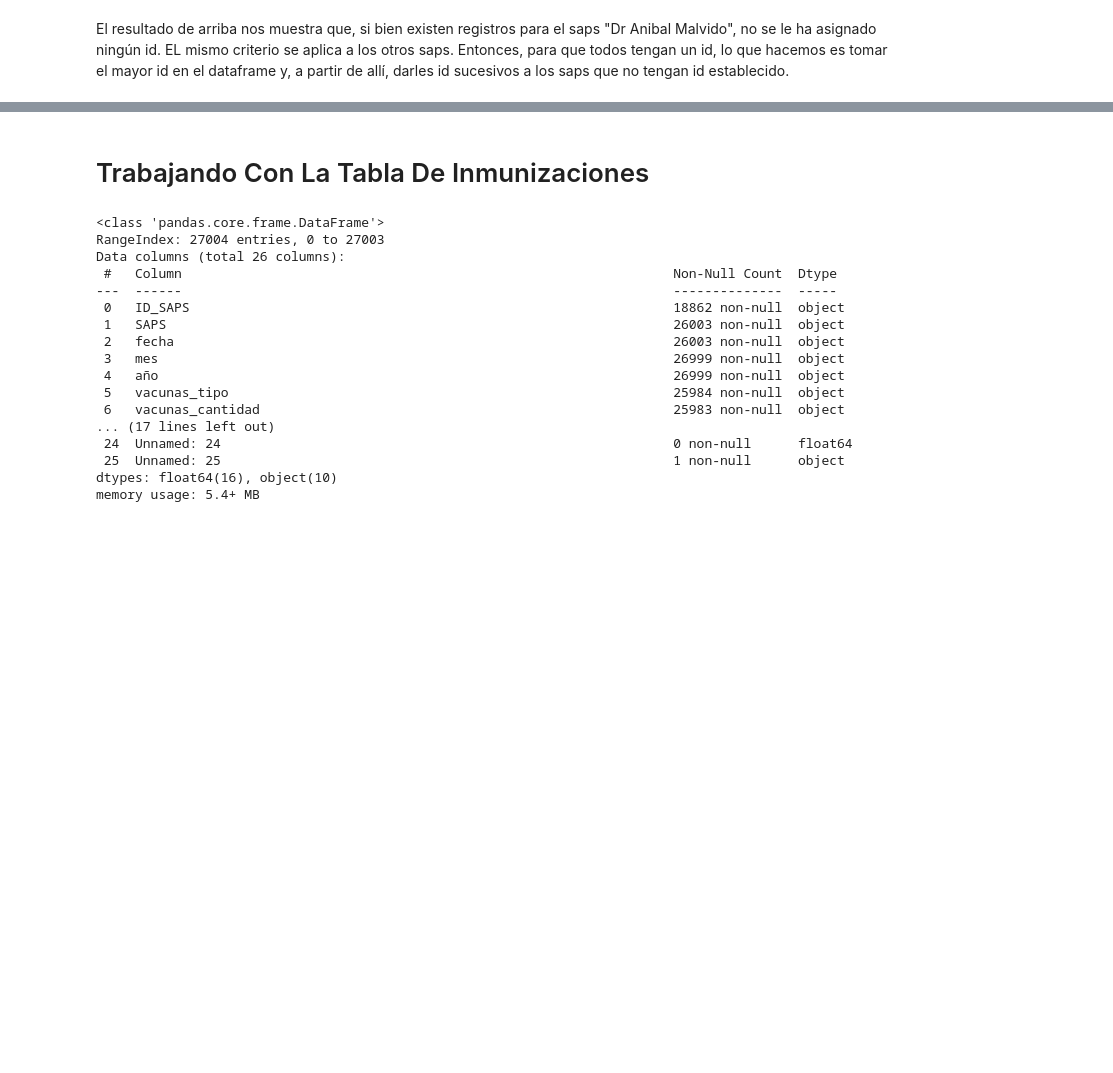
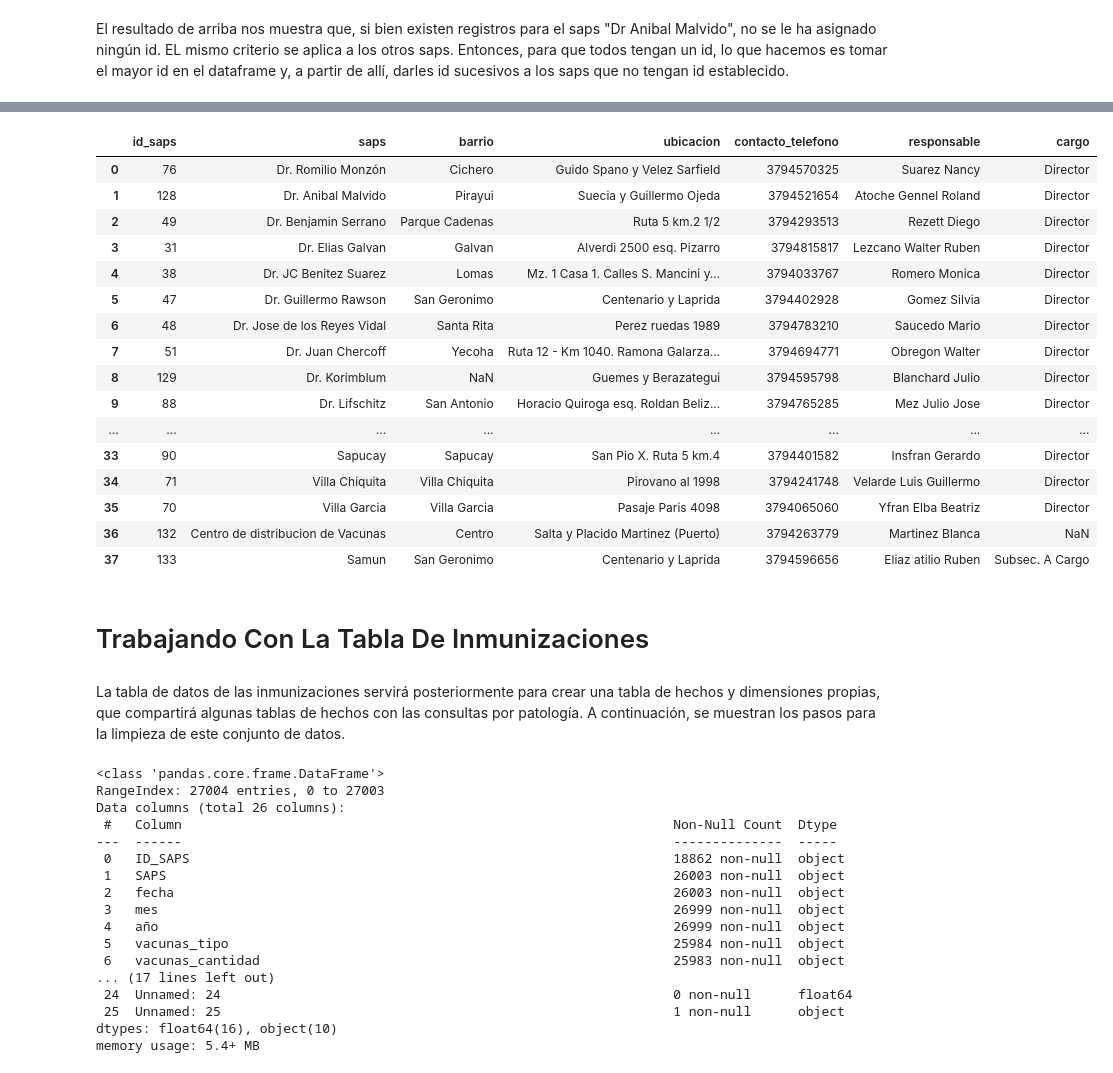
Before and after one commit to eme-19-87/DataAnalytics_Patologias_SAPS_Ctes, a Jupyter notebook: notebooks/transform/clean.ipynb, the cells around one changed output, grey strips where cells are left out. Saved outputs shown, nothing was run; the diff lists cells and outputs as text; code cells hidden in the pictures; blank space fills up the shorter version.

```diff
--- a/notebooks/transform/clean.ipynb
+++ b/notebooks/transform/clean.ipynb
@@ -136,6 +147,11 @@ Para el caso de "8+4", suponemos que se intentó realizar la suma y no se termin
 Los valores nan los transformamos a "-1" para indicar la ausencia de valores para ese día.
 # %%
 #limpio los datos para consulta_cantidad
+#Acciones:
+#Reemplazar comas por puntos para indicar los decimales
+#Eliminar los puntos y números antes del punto
+#Eliminar signos como +, |, /, etc
+#Reemplazar los valores nan por -1
 df_pato["consulta_cantidad"] = (
     df_pato["consulta_cantidad"]
         .astype(str)
@@ -152,10 +168,9 @@ df_pato["consulta_cantidad"] = (
         .str.replace("/", "", regex=False)
         .str.replace("nan", "-1",regex=False)
         .str.strip()
+        .str.replace(".0","",regex=False)
         .str.replace(".","",regex=False)
         .astype(int)
-
-
 )
 
 df_pato.isnull().sum()
@@ -877,14 +1002,40 @@ df_saps
 # %%
 #puede darse el caso que haya saps en la lista de saps que no figuren en la lista
 #de consultas por patologías. Por ejemplo, en el conjunto de datos de las consultas
 #no figura que se haya hecho alguna consulta a ese saps.
-#Entonces, le asignamos un id arbitrario para que no se quede sin id
+#Entonces, le asignamos un id de la misma manera fue asignado antes.
+#Ahora, se podrán tomar los id de los saps desde el archivo con los datos de los saps, pero esto es sólo una
+#solución transitoria. Si cada saps tiene un id específico, cuando se tenga ese dato, deberá realizarse el
+#reemplazo pertinente
 max_id_saps=df_saps['id_saps'].max()+1
 for i in df_saps[df_saps['id_saps']==0].index:
     df_saps.iloc[i,0]=max_id_saps
     max_id_saps+=1
+
+df_saps
+# %% [output]
+|  | id_saps | saps | barrio | ubicacion | contacto_telefono | responsable | cargo |
+| 0 | 76 | Dr. Romilio Monzón | Cichero | Guido Spano y Velez Sarfield | 3794570325 | Suarez Nancy | Director |
+| 1 | 128 | Dr. Anibal Malvido | Pirayui | Suecia y Guillermo Ojeda | 3794521654 | Atoche Gennel Roland | Director |
+| 2 | 49 | Dr. Benjamin Serrano | Parque Cadenas | Ruta 5 km.2 1/2 | 3794293513 | Rezett Diego | Director |
+| 3 | 31 | Dr. Elias Galvan | Galvan | Alverdi 2500 esq. Pizarro | 3794815817 | Lezcano Walter Ruben | Director |
+| 4 | 38 | Dr. JC Benitez Suarez | Lomas | Mz. 1 Casa 1. Calles S. Mancini y... | 3794033767 | Romero Monica | Director |
+| 5 | 47 | Dr. Guillermo Rawson | San Geronimo | Centenario y Laprida | 3794402928 | Gomez Silvia | Director |
+| 6 | 48 | Dr. Jose de los Reyes Vidal | Santa Rita | Perez ruedas 1989 | 3794783210 | Saucedo Mario | Director |
+| 7 | 51 | Dr. Juan Chercoff | Yecoha | Ruta 12 - Km 1040. Ramona Galarza... | 3794694771 | Obregon Walter | Director |
+| 8 | 129 | Dr. Korimblum | NaN | Guemes y Berazategui | 3794595798 | Blanchard Julio | Director |
+| 9 | 88 | Dr. Lifschitz | San Antonio | Horacio Quiroga esq. Roldan Beliz... | 3794765285 | Mez Julio Jose | Director |
+| ... | ... | ... | ... | ... | ... | ... | ... |
+| 33 | 90 | Sapucay | Sapucay | San Pio X. Ruta 5 km.4 | 3794401582 | Insfran Gerardo | Director |
+| 34 | 71 | Villa Chiquita | Villa Chiquita | Pirovano al 1998 | 3794241748 | Velarde Luis Guillermo | Director |
+| 35 | 70 | Villa Garcia | Villa Garcia | Pasaje Paris 4098 | 3794065060 | Yfran Elba Beatriz | Director |
+| 36 | 132 | Centro de distribucion de Vacunas | Centro | Salta y Placido Martinez (Puerto) | 3794263779 | Martinez Blanca | NaN |
+| 37 | 133 | Samun | San Geronimo | Centenario y Laprida | 3794596656 | Eliaz atilio Ruben | Subsec. A Cargo |
 # %% [markdown]
 # Trabajando Con La Tabla De Inmunizaciones
+# %% [markdown]
+La tabla de datos de las inmunizaciones servirá posteriormente para crear una tabla de hechos y dimensiones propias, que compartirá algunas tablas de hechos con las consultas por patología.
+A continuación, se muestran los pasos para la limpieza de este conjunto de datos.
 # %%
 #cargo el dataframe
 df_inmu=pd.read_csv(path_file("inmunizaciones.csv"))
```
Also changed, not shown: parts of 67 cells of this notebook, 4 other files.
